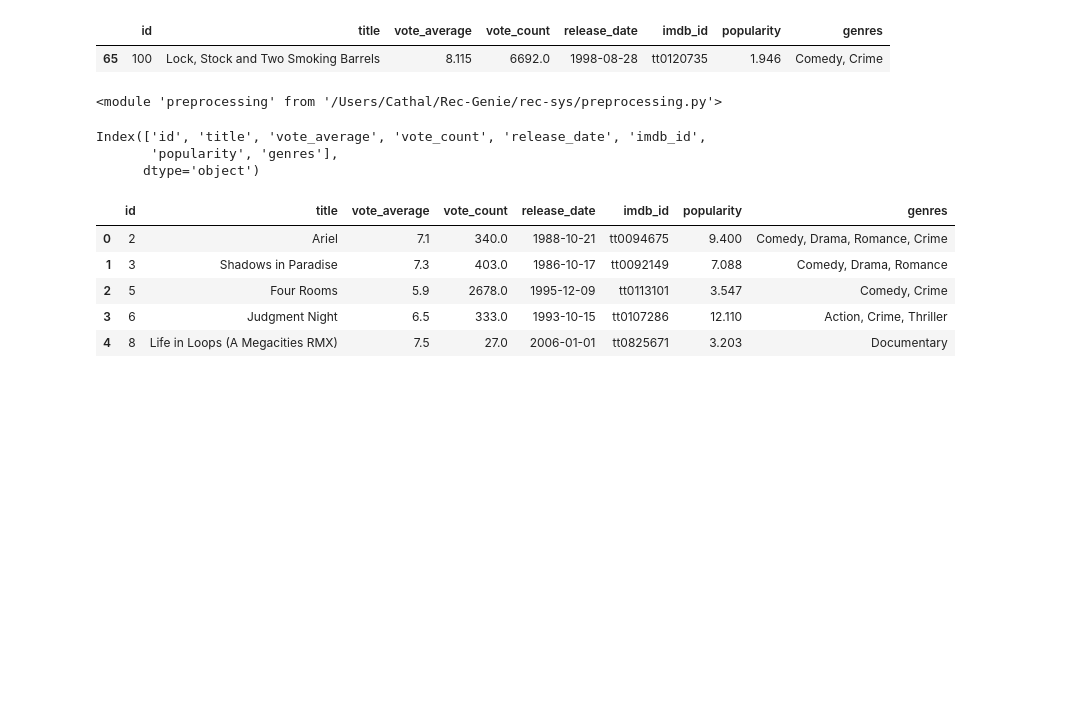
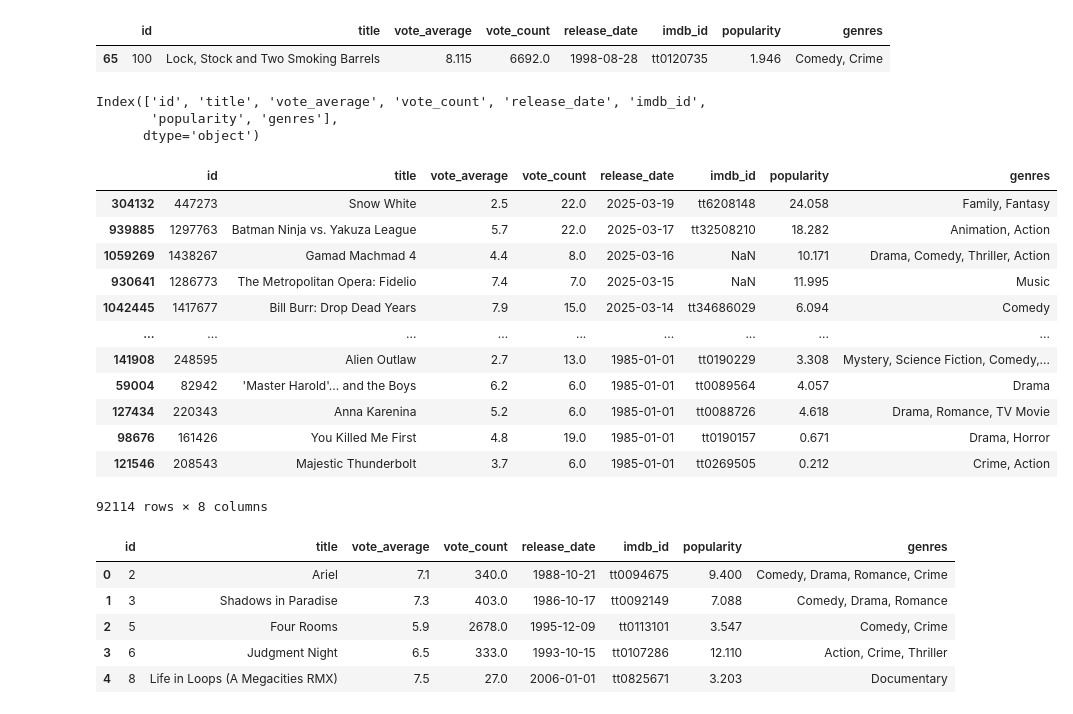
Before and after one commit to Laan33/Rec-Genie, a Jupyter notebook: rec-sys/main.ipynb, the cells around one changed output. Cells and saved outputs as stored; diff of their text form; code cells hidden in the pictures; blank space fills up the shorter version.

```diff
--- a/rec-sys/main.ipynb
+++ b/rec-sys/main.ipynb
@@ -54,12 +54,4 @@ films_df[films_df['id'] == 100]
 films_df = films_df.drop(35587)
 # %%
 import preprocessing as pre
-importlib.reload(pre)
+# importlib.reload(pre)
-# %% [output]
-<module 'preprocessing' from '/Users/Cathal/Rec-Genie/rec-sys/preprocessing.py'>
-# %%
-films_df.columns
-# %% [output]
-Index(['id', 'title', 'vote_average', 'vote_count', 'release_date', 'imdb_id',
-       'popularity', 'genres'],
-      dtype='object')
@@ -66,3 +61,25 @@ Index(['id', 'title', 'vote_average', 'vote_count', 'release_date', 'imdb_id',
+# %%
+films_df.shape
+# %% [output]
+Index(['id', 'title', 'vote_average', 'vote_count', 'release_date', 'imdb_id',
+       'popularity', 'genres'],
+      dtype='object')
+# %%
+films_df.sort_values('release_date', ascending=False)
+# %% [output]
+|  | id | title | vote_average | vote_count | release_date | imdb_id | popularity | genres |
+| 304132 | 447273 | Snow White | 2.5 | 22.0 | 2025-03-19 | tt6208148 | 24.058 | Family, Fantasy |
+| 939885 | 1297763 | Batman Ninja vs. Yakuza League | 5.7 | 22.0 | 2025-03-17 | tt32508210 | 18.282 | Animation, Action |
+| 1059269 | 1438267 | Gamad Machmad 4 | 4.4 | 8.0 | 2025-03-16 | NaN | 10.171 | Drama, Comedy, Thriller, Action |
+| 930641 | 1286773 | The Metropolitan Opera: Fidelio | 7.4 | 7.0 | 2025-03-15 | NaN | 11.995 | Music |
+| 1042445 | 1417677 | Bill Burr: Drop Dead Years | 7.9 | 15.0 | 2025-03-14 | tt34686029 | 6.094 | Comedy |
+| ... | ... | ... | ... | ... | ... | ... | ... | ... |
+| 141908 | 248595 | Alien Outlaw | 2.7 | 13.0 | 1985-01-01 | tt0190229 | 3.308 | Mystery, Science Fiction, Comedy,... |
+| 59004 | 82942 | 'Master Harold'... and the Boys | 6.2 | 6.0 | 1985-01-01 | tt0089564 | 4.057 | Drama |
+| 127434 | 220343 | Anna Karenina | 5.2 | 6.0 | 1985-01-01 | tt0088726 | 4.618 | Drama, Romance, TV Movie |
+| 98676 | 161426 | You Killed Me First | 4.8 | 19.0 | 1985-01-01 | tt0190157 | 0.671 | Drama, Horror |
+| 121546 | 208543 | Majestic Thunderbolt | 3.7 | 6.0 | 1985-01-01 | tt0269505 | 0.212 | Crime, Action |
+92114 rows × 8 columns
 # %%
 films_df.head()
 # %% [output]
```
Also changed, not shown: parts of 9 cells of this notebook, 3 other files.
